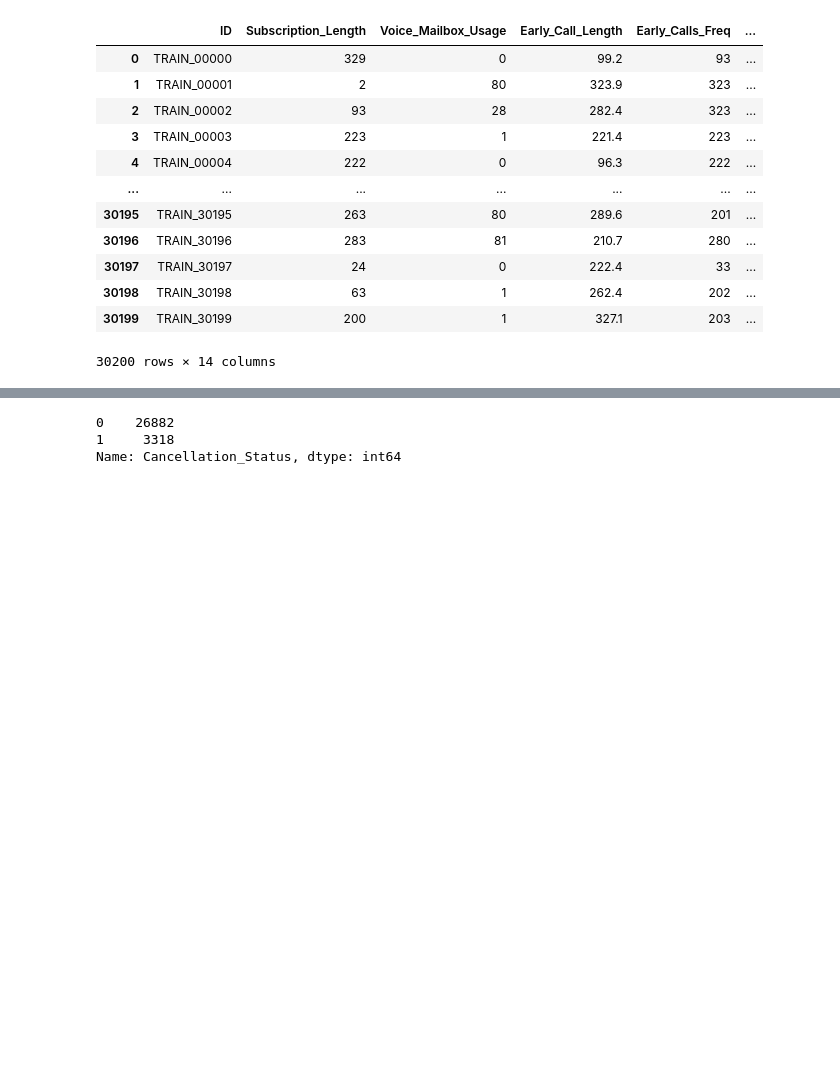
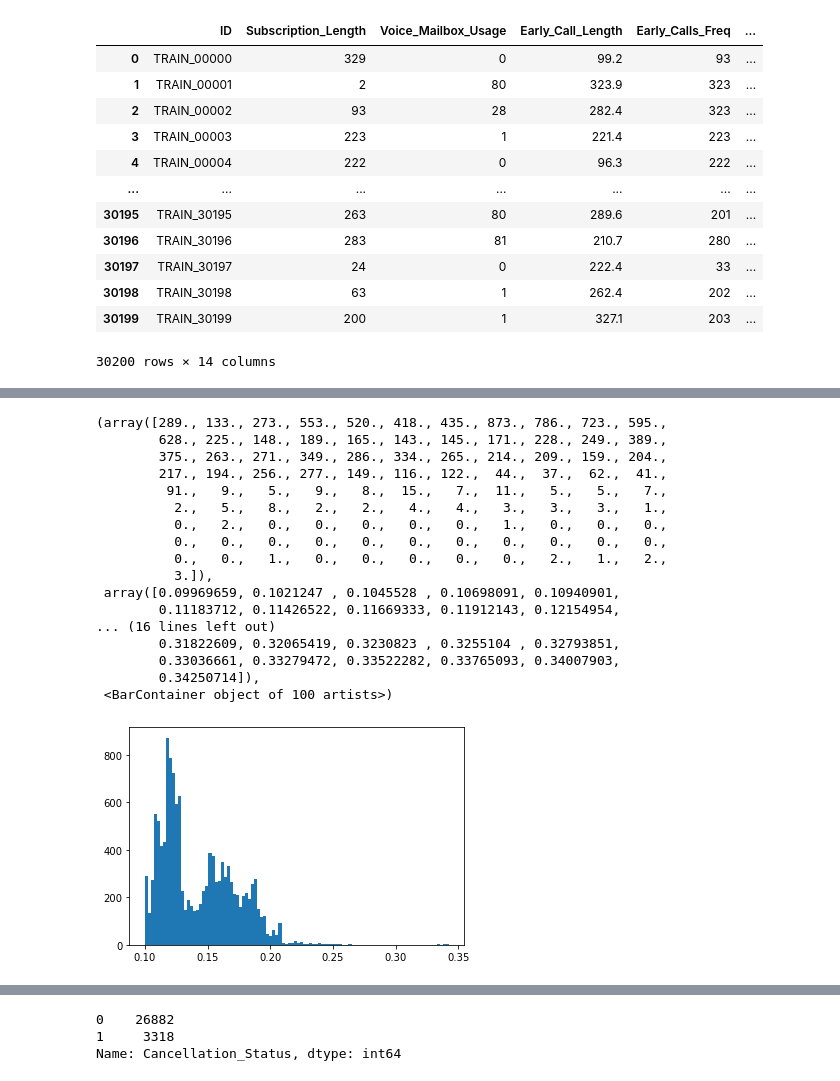
Before and after one commit to jjh0987/MyProject, a Jupyter notebook: pythonProject/dacon/dacon_basic/Untitled.ipynb, the cells around one changed output, grey strips where cells are left out. Saved outputs shown, nothing was run; the diff lists cells and outputs as text; code cells hidden in the pictures; blank space fills up the shorter version.

```diff
--- a/pythonProject/dacon/dacon_basic/Untitled.ipynb
+++ b/pythonProject/dacon/dacon_basic/Untitled.ipynb
@@ -266,0 +292,28 @@ for i in np.array(cat_preds).mean(axis=0):
+# %%
+lgb_preds = []
+
+for model in models[10:]:
+    preds = model.predict_proba(test[features])[:,1]
+    lgb_preds.append(preds)
+# %%
+x = np.array(lgb_preds).mean(axis=0)
+plt.hist(x,bins=100)
+# %% [output]
+(array([289., 133., 273., 553., 520., 418., 435., 873., 786., 723., 595.,
+        628., 225., 148., 189., 165., 143., 145., 171., 228., 249., 389.,
+        375., 263., 271., 349., 286., 334., 265., 214., 209., 159., 204.,
+        217., 194., 256., 277., 149., 116., 122.,  44.,  37.,  62.,  41.,
+         91.,   9.,   5.,   9.,   8.,  15.,   7.,  11.,   5.,   5.,   7.,
+          2.,   5.,   8.,   2.,   2.,   4.,   4.,   3.,   3.,   3.,   1.,
+          0.,   2.,   0.,   0.,   0.,   0.,   0.,   1.,   0.,   0.,   0.,
+          0.,   0.,   0.,   0.,   0.,   0.,   0.,   0.,   0.,   0.,   0.,
+          0.,   0.,   1.,   0.,   0.,   0.,   0.,   0.,   2.,   1.,   2.,
+          3.]),
+ array([0.09969659, 0.1021247 , 0.1045528 , 0.10698091, 0.10940901,
+        0.11183712, 0.11426522, 0.11669333, 0.11912143, 0.12154954,
+... (16 lines left out)
+        0.31822609, 0.32065419, 0.3230823 , 0.3255104 , 0.32793851,
+        0.33036661, 0.33279472, 0.33522282, 0.33765093, 0.34007903,
+        0.34250714]),
+ <BarContainer object of 100 artists>)
+[figure, added]
```
Also changed, not shown: parts of 7 cells of this notebook, 11 other files.
